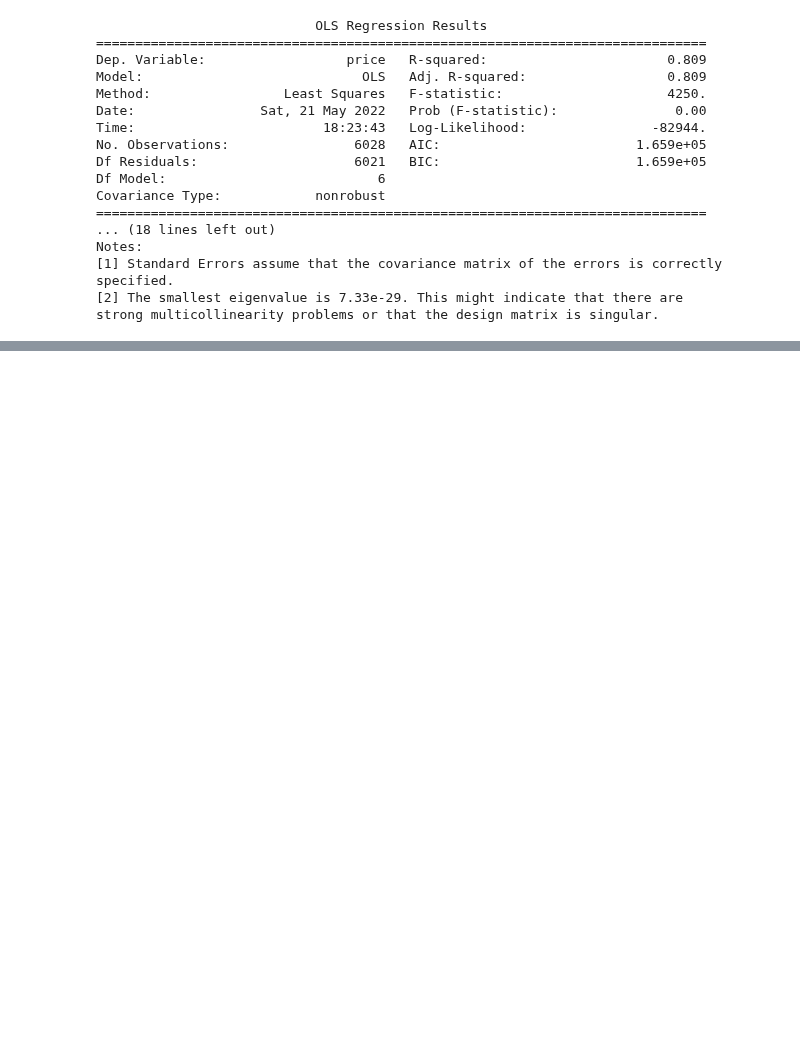
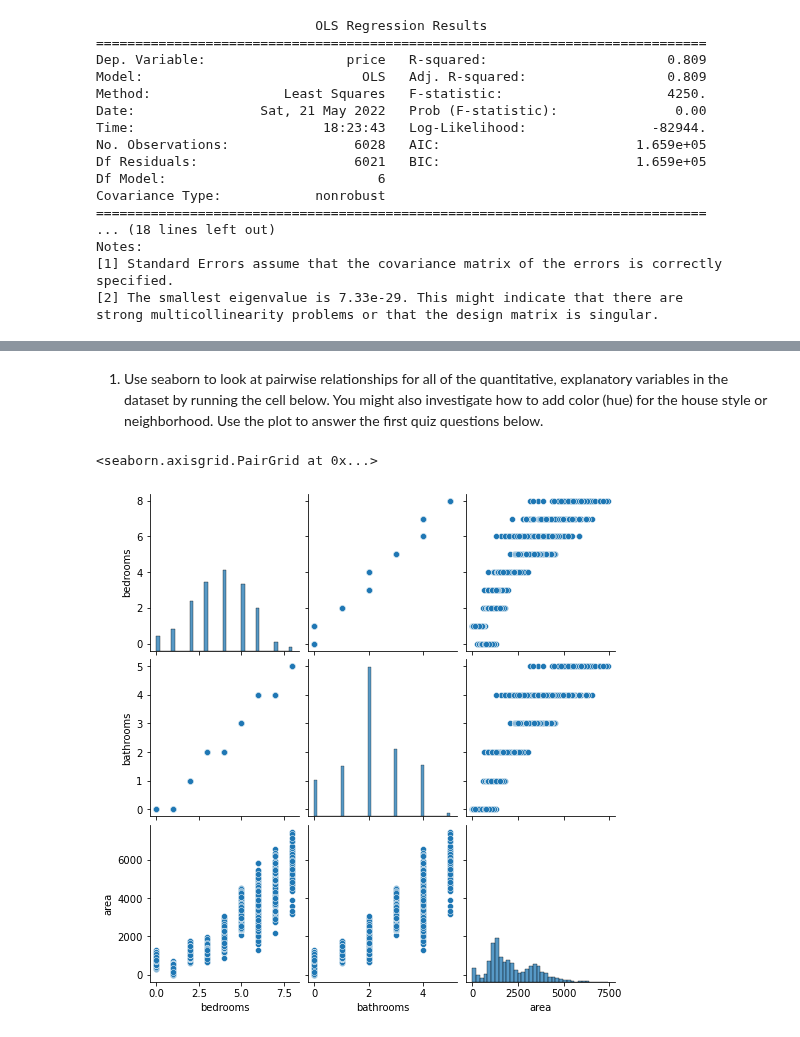
Before and after one commit to vpontello/DataScience_Nanodegree, a Jupyter notebook: 00_Extracurricular/02_Practical_Statistics/practical_statistics.ipynb, the cells around one changed output, grey strips where cells are left out. Saved outputs shown, nothing was run; the diff lists cells and outputs as text; code cells hidden in the pictures; blank space fills up the shorter version.

```diff
--- a/00_Extracurricular/02_Practical_Statistics/practical_statistics.ipynb
+++ b/00_Extracurricular/02_Practical_Statistics/practical_statistics.ipynb
@@ -2685,0 +2743,10 @@ strong multicollinearity problems or that the design matrix is singular.
+# %%
+import pandas as pd
+import numpy as np
+import seaborn as sns
+from patsy import dmatrices
+import statsmodels.api as sm;
+from statsmodels.stats.outliers_influence import variance_inflation_factor
+
+df = pd.read_csv('data/house_prices.csv')
+df.head()
@@ -2685,0 +2760,7 @@ strong multicollinearity problems or that the design matrix is singular.
+# %% [markdown]
+1. Use seaborn to look at pairwise relationships for all of the quantitative, explanatory variables in the dataset by running the cell below. You might also investigate how to add color (hue) for the house style or neighborhood. Use the plot to answer the first quiz questions below.
+# %%
+sns.pairplot(df[['bedrooms', 'bathrooms', 'area']])
+# %% [output]
+<seaborn.axisgrid.PairGrid at 0x...>
+[figure, added]
```
Also changed, not shown: parts of 9 cells of this notebook, 1 other file.
